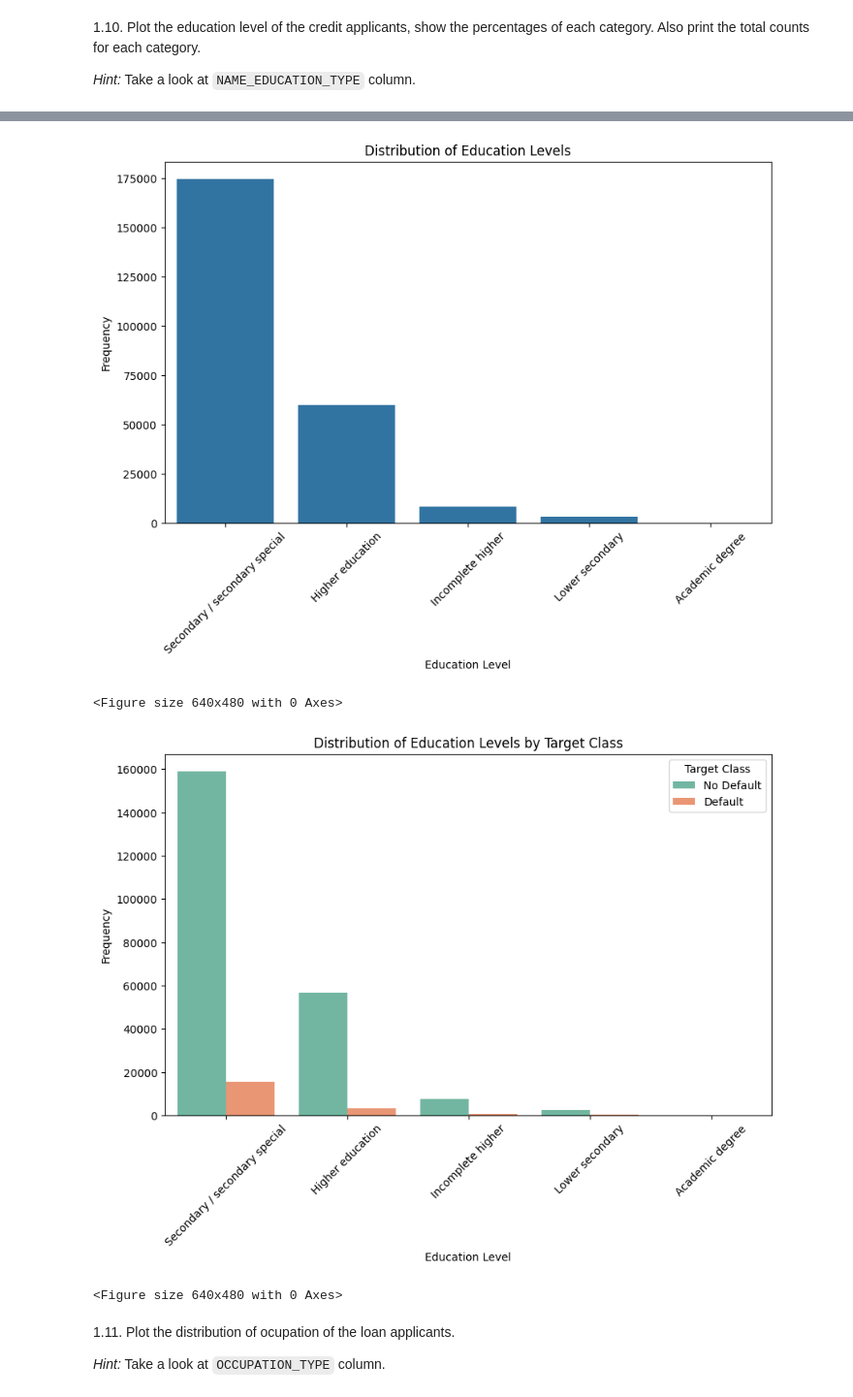
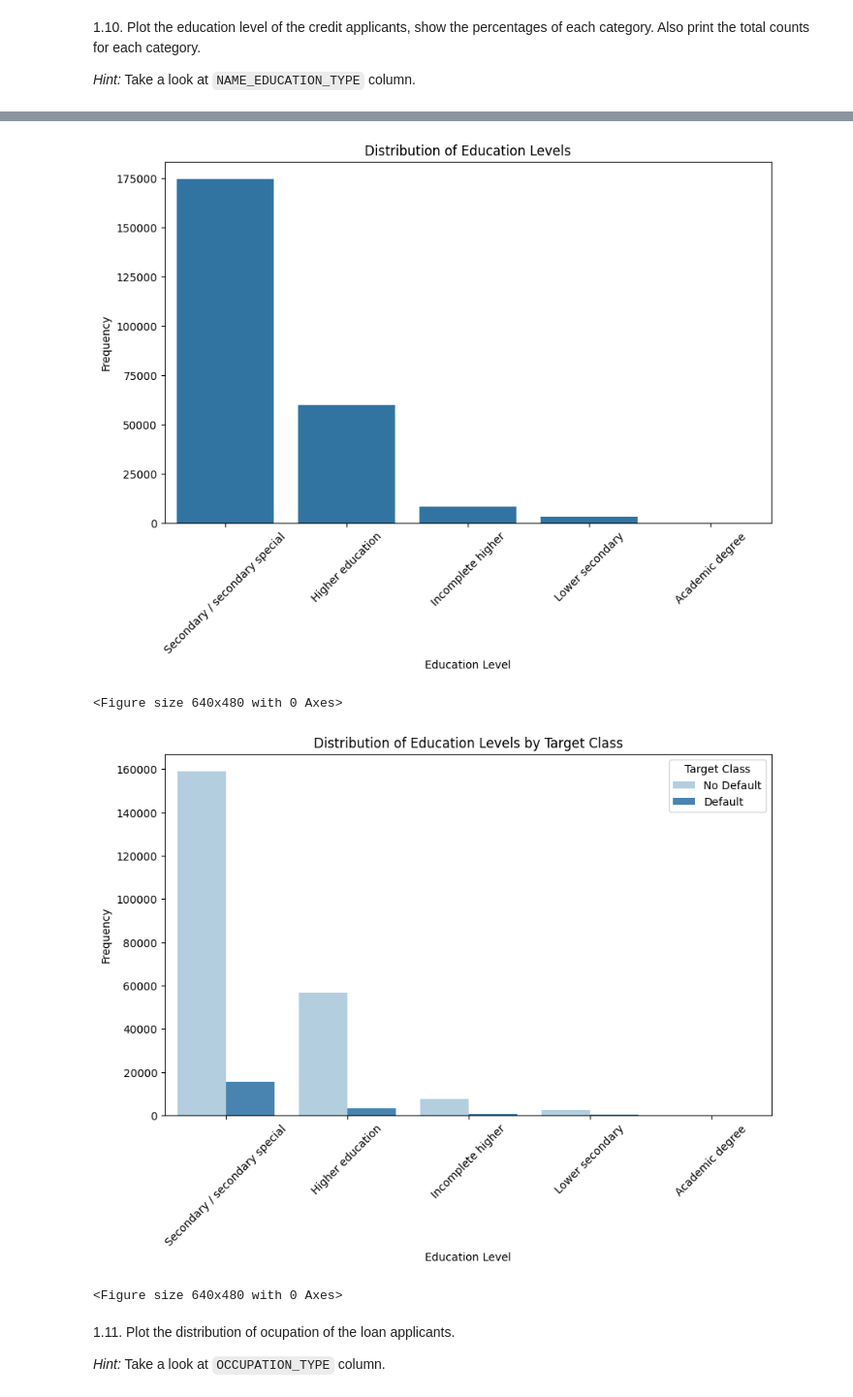
Before and after one commit to Chriswolve/assignment-sprint-02, a Jupyter notebook: AnyoneAI - Sprint Project 02.ipynb, the cells around one changed output, grey strips where cells are left out. Shown: that part at 97% size. Cells and saved outputs as stored; diff of their text form; code cells hidden in the pictures.

```diff
--- a/AnyoneAI - Sprint Project 02.ipynb
+++ b/AnyoneAI - Sprint Project 02.ipynb
@@ -384,35 +349,35 @@ plt.tight_layout()
 
 
 plt.figure(figsize=(10, 6))
-sns.countplot(data=app_train, x='NAME_EDUCATION_TYPE', hue='TARGET',order=education_counts.index, palette='Set2')
+sns.countplot(data=app_train, x='NAME_EDUCATION_TYPE', hue='TARGET',order=education_counts.index, palette='Blues')
 plt.title('Distribution of Education Levels by Target Class')
 plt.xlabel('Education Level')
 plt.ylabel('Frequency')
 plt.xticks(rotation=45)
 plt.legend(title='Target Class', loc='upper right', labels=['No Default', 'Default'])
 plt.show()
 plt.tight_layout()
 # %% [output]
 Education Level Counts:
 NAME_EDUCATION_TYPE
 Secondary / secondary special    174657
 Higher education                  59990
 Incomplete higher                  8248
 Lower secondary                    2984
 Academic degree                     129
 Name: count, dtype: int64
 
 Education Level Percentages:
 NAME_EDUCATION_TYPE
 Secondary / secondary special    70.996472
 ... (8 lines left out)
 Higher education                59990  24.385386
 Incomplete higher                8248   3.352736
 Lower secondary                  2984   1.212969
 Academic degree                   129   0.052437
 [figure]
 <Figure size 640x480 with 0 Axes>
-[figure, old version]
+[figure, new version]
 <Figure size 640x480 with 0 Axes>
 # %% [markdown]
 1.11. Plot the distribution of ocupation of the loan applicants.
```
Also changed, not shown: parts of 28 cells of this notebook, 8 other files.
